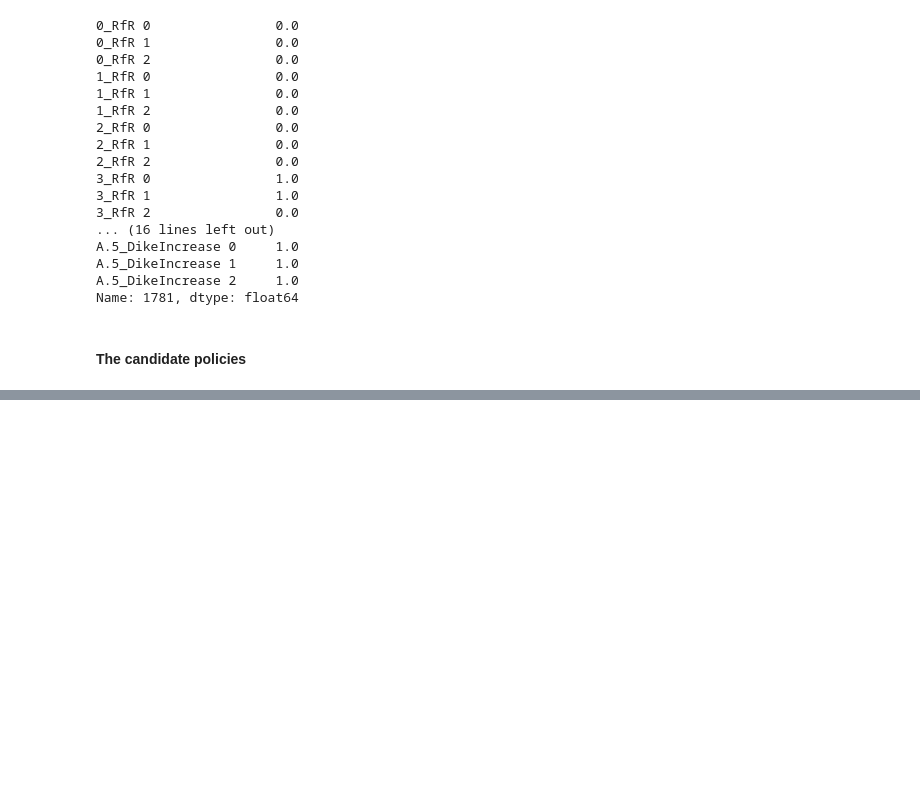
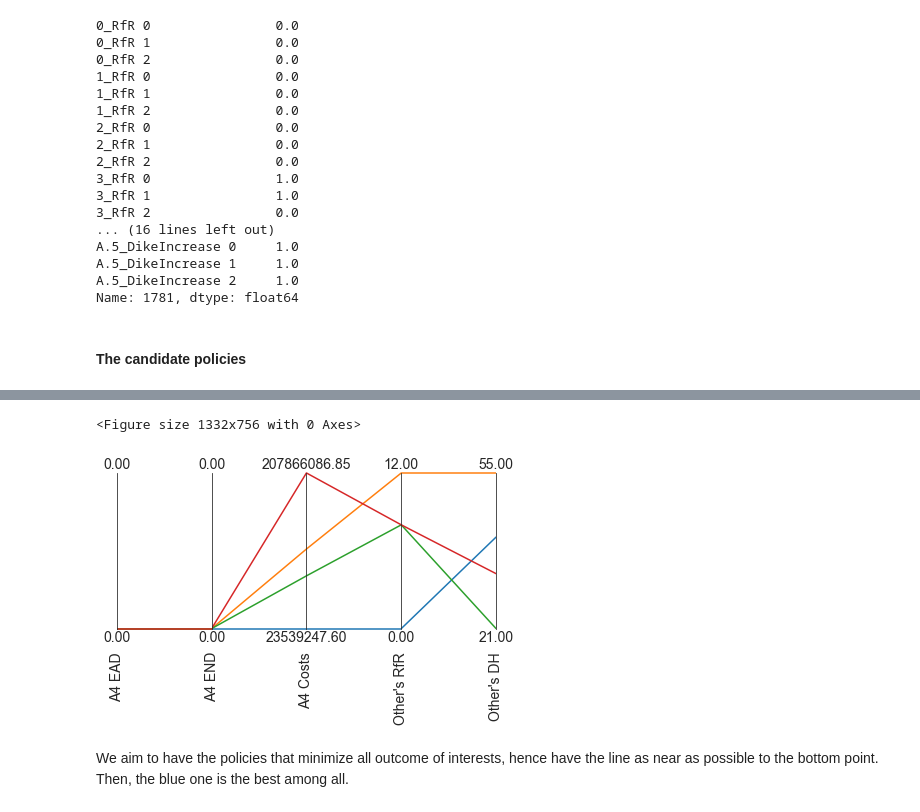
Before and after one commit to aarsundaram/ModelBasedDecisionMaking_Group12, a Jupyter notebook: final assignment/Candidate Policy selection.ipynb, the cells around one changed output, grey strips where cells are left out. Saved outputs shown, nothing was run; the diff lists cells and outputs as text; code cells hidden in the pictures; blank space fills up the shorter version.

```diff
--- a/final assignment/Candidate Policy selection.ipynb
+++ b/final assignment/Candidate Policy selection.ipynb
@@ -409,0 +398,6 @@ candidatepol.to_csv('candidate_policies.csv')
+# %%
+newoutcomes = candidatepol.loc[:, ['Total A.4 Expected Annual Damage',
+                                  'Total A.4 Expected Number of Deaths',
+                                  'Total A.4 Costs', '_RfRin other regions',
+                                  'DikeIncreasein other regions']]
+newoutcomes
@@ -409,0 +410,7 @@ candidatepol.to_csv('candidate_policies.csv')
+# %%
+newoutcomes.rename(columns={'Total A.4 Expected Annual Damage': 'A4 EAD',
+                            'Total A.4 Expected Number of Deaths': 'A4 END',
+                            'Total A.4 Costs': 'A4 Costs', '_RfRin other regions': "Other's RfR",
+                            'DikeIncreasein other regions':"Other's DH"}, inplace=True)
+#newoutcomes = newoutcomes.columns['A4 EAD', 'A4 END', 'A4 Costs', "Other's RfR", "Other's DH"]
+newoutcomes
@@ -409,0 +423,19 @@ candidatepol.to_csv('candidate_policies.csv')
+# %%
+from ema_workbench.analysis import parcoords
+from matplotlib.pyplot import figure
+fig = plt.gcf()
+fig.set_size_inches(18.5, 10.5, forward=True)
+
+newlimits = parcoords.get_limits(newoutcomes)
+newaxes = parcoords.ParallelAxes(newlimits)
+newaxes.plot(newoutcomes)
+
+
+# we invert this axis so direction of desirability is the same
+#newaxes.invert_axis('max_P')
+plt.show()
+# %% [output]
+<Figure size 1332x756 with 0 Axes>
+[figure, added]
+# %% [markdown]
+We aim to have the policies that minimize all outcome of interests, hence have the line as near as possible to the bottom point. Then, the blue one is the best among all.
```
Also changed, not shown: parts of 7 cells of this notebook.
